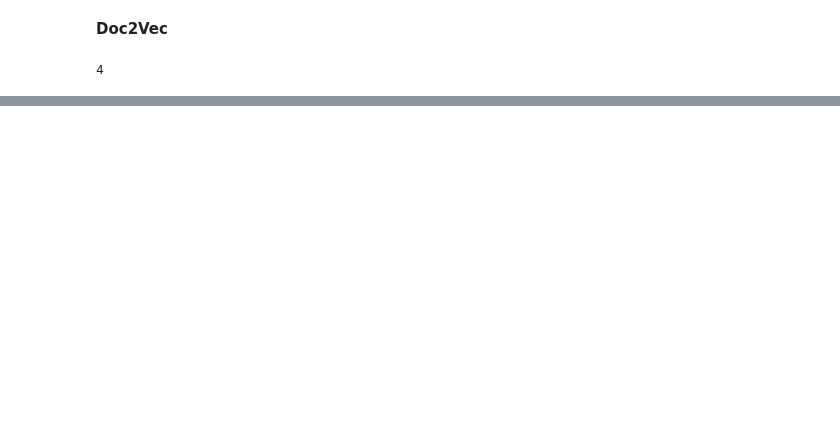
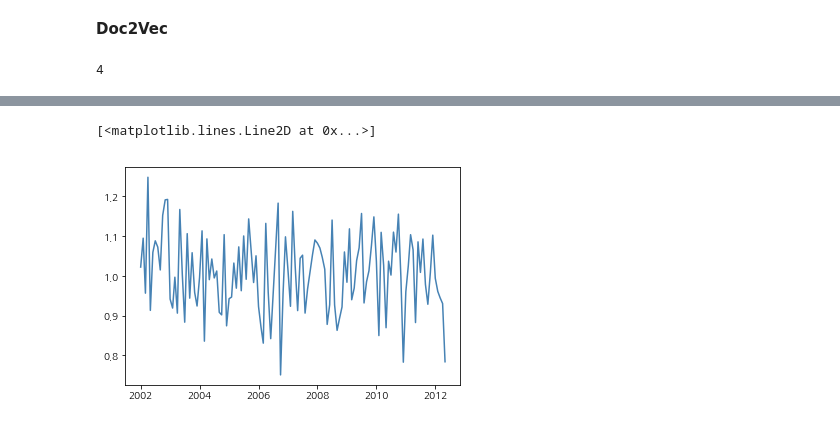
Before and after one commit to jeonghyunwoo/pub_data, a Jupyter notebook: social_d2v_2.ipynb, the cells around one changed output, grey strips where cells are left out. Drawn from its saved outputs; the diff is of its cells as text; code cells hidden in the pictures; blank space fills up the shorter version.

```diff
--- a/social_d2v_2.ipynb
+++ b/social_d2v_2.ipynb
@@ -217,0 +217,9 @@ AttributeError: 'list' object has no attribute 'words'
+# %%
+bidx = pd.read_pickle('data/busil_idx.pkl')
+bidx.ym = bidx.ym.astype(str)
+# %%
+ndf2 = pd.concat([ndf,dvec1],axis=1)
+# %%
+ndf2 = ndf2.merge(bidx,how='left',left_on='ym',right_on='ym')
+# %%
+ndf2['date'] = pd.to_datetime(ndf2.ym, format='%Y%m')
@@ -217,0 +240,5 @@ AttributeError: 'list' object has no attribute 'words'
+# %%
+plt.plot_date('date','dx1','-',color='steelblue',data=ndf2)
+# %% [output]
+[<matplotlib.lines.Line2D at 0x...>]
+[figure, added]
```
Also changed, not shown: parts of 8 cells of this notebook.
